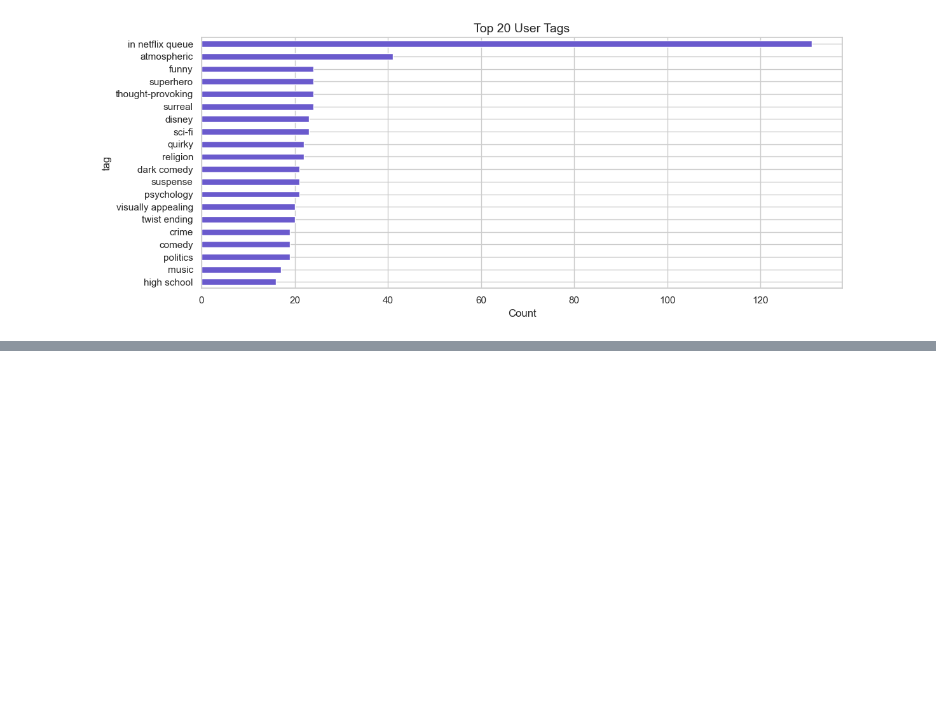
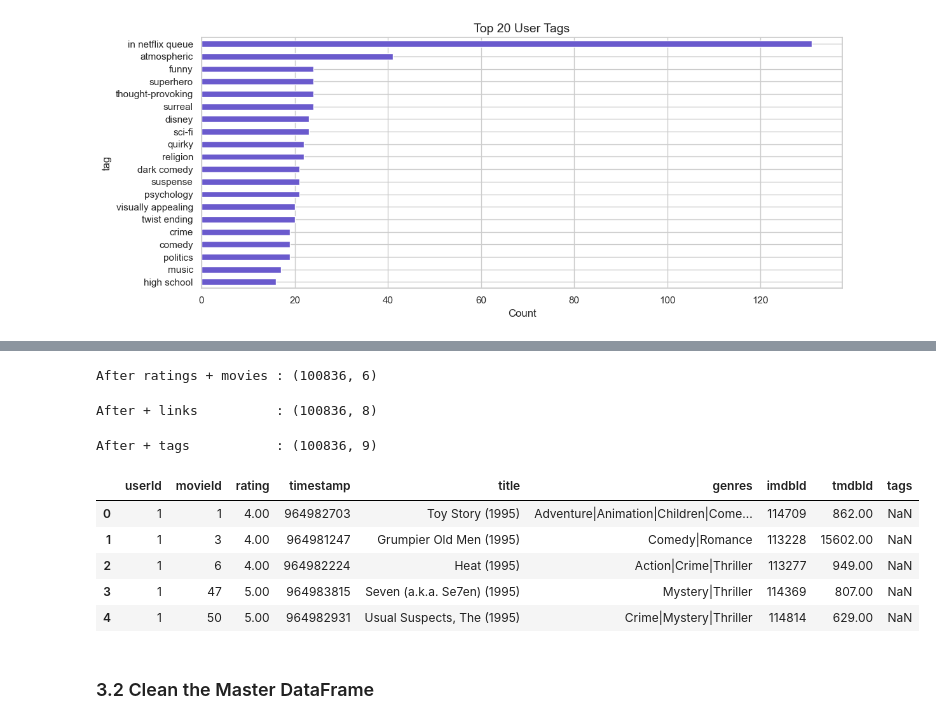
Before and after one commit to just-mawi/Group1_Phase4, a Jupyter notebook: movies.ipynb, the cells around one changed output, grey strips where cells are left out. Drawn from its saved outputs; the diff is of its cells as text; code cells hidden in the pictures; blank space fills up the shorter version.

Commit message:
data preparation

```diff
--- a/movies.ipynb
+++ b/movies.ipynb
@@ -400,0 +413,9 @@ plt.show()
+# %%
+# ── Step 1: Aggregate tags per (userId, movieId) ─────────────────
+# A movie can have multiple tags; collapse them into a single string
+tags_agg = (tags.groupby(['userId', 'movieId'])['tag']
+                 .apply(lambda x: ' '.join(x.str.lower().unique()))
+                 .reset_index(name='tags'))
+
+print(f"Aggregated tags shape: {tags_agg.shape}")
+display(tags_agg.head())
@@ -400,0 +430,28 @@ plt.show()
+# %%
+# ── Step 2: Merge ratings + movies ──────────────────────────────
+df = ratings.merge(movies, on='movieId', how='left')
+print(f"After ratings + movies : {df.shape}")
+# %% [output]
+After ratings + movies : (100836, 6)
+# %%
+# ── Step 3: Merge in links ──────────────────────────────────────
+df = df.merge(links, on='movieId', how='left')
+print(f"After + links          : {df.shape}")
+# %% [output]
+After + links          : (100836, 8)
+# %%
+# ── Step 4: Merge in aggregated tags ────────────────────────────
+df = df.merge(tags_agg, on=['userId', 'movieId'], how='left')
+print(f"After + tags           : {df.shape}")
+
+display(df.head())
+# %% [output]
+After + tags           : (100836, 9)
+|  | userId | movieId | rating | timestamp | title | genres | imdbId | tmdbId | tags |
+| 0 | 1 | 1 | 4.00 | 964982703 | Toy Story (1995) | Adventure|Animation|Children|Come... | 114709 | 862.00 | NaN |
+| 1 | 1 | 3 | 4.00 | 964981247 | Grumpier Old Men (1995) | Comedy|Romance | 113228 | 15602.00 | NaN |
+| 2 | 1 | 6 | 4.00 | 964982224 | Heat (1995) | Action|Crime|Thriller | 113277 | 949.00 | NaN |
+| 3 | 1 | 47 | 5.00 | 964983815 | Seven (a.k.a. Se7en) (1995) | Mystery|Thriller | 114369 | 807.00 | NaN |
+| 4 | 1 | 50 | 5.00 | 964982931 | Usual Suspects, The (1995) | Crime|Mystery|Thriller | 114814 | 629.00 | NaN |
+# %% [markdown]
+### 3.2 Clean the Master DataFrame
```
Also changed, not shown: parts of 16 cells of this notebook.
